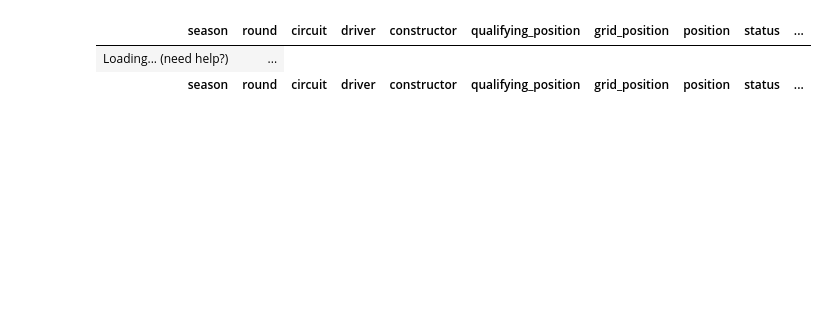
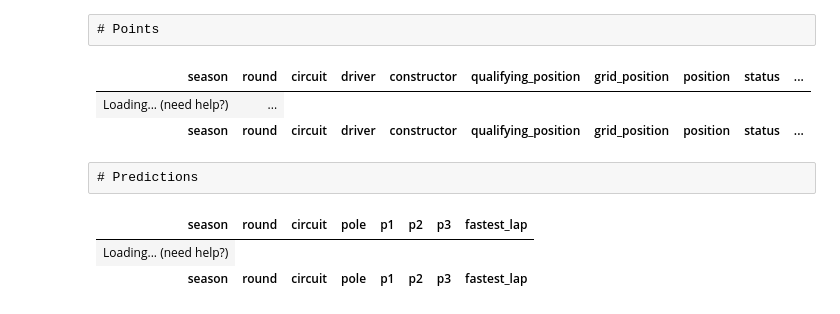
Before and after one commit to kzvezdarov/kzvezdarov.github.io, a Jupyter notebook: fantasygp_dashboard.ipynb, the cells around one changed output. Saved outputs shown, nothing was run; the diff lists cells and outputs as text; code cells hidden in the pictures; blank space fills up the shorter version.

Commit message:
Added predictions page

```diff
--- a/fantasygp_dashboard.ipynb
+++ b/fantasygp_dashboard.ipynb
@@ -233,6 +237,8 @@ DISPLAY_COLS = [
     "driver_fantasy_points",
     "constructor_fantasy_points",
 ]
+# %% [raw]
+# Points
 # %%
 # | echo: false
 # | title: Fantasy GP points for the 2022, 2023 Formula 1 season
@@ -252,6 +258,41 @@ show(
 | season | round | circuit | driver | constructor | qualifying_position | grid_position | position | status | ... |
 | Loading... (need help?) | ... |
 | season | round | circuit | driver | constructor | qualifying_position | grid_position | position | status | ... |
+# %%
+# | echo: false
+
+INDEX_COLS = ["season", "round", "circuit"]
+
+PODIUM_COLS = INDEX_COLS + ["driver", "position"]
+
+podium_df = (score_df[score_df["position"] < 4][PODIUM_COLS]
+             .pivot(columns="position", values=["driver"], index=INDEX_COLS)
+             .reset_index())
+podium_df.columns = INDEX_COLS +["p1", "p2", "p3"]
+
+fastest_lap_df = data_df[data_df["fastest_lap"] == True][INDEX_COLS + ["driver"]].rename({"driver":"fastest_lap"}, axis=1)
+pole_df = data_df[data_df["qualifying_position"] == 1][INDEX_COLS + ["driver"]].rename({"driver":"pole"}, axis=1)
+
+predictions_df = podium_df.pipe(lambda x: pd.merge(x, fastest_lap_df, on=INDEX_COLS)).pipe(lambda x: pd.merge(x, pole_df, on=INDEX_COLS))
+# %% [raw]
+# Predictions
+# %%
+# | title: Fantasy GP prediction results for the 2022, 2023 Formula 1 season
+PREDICTIONS_COLS = INDEX_COLS + ["pole", "p1", "p2", "p3", "fastest_lap"]
+
+show(
+    predictions_df[PREDICTIONS_COLS].sort_values(["season", "round"], ascending=[False, True]),
+    pageLength=22,
+    showIndex=False,
+    lengthMenu=[22, 44],
+    footer=True,
+    search={"regex": True, "caseInsensitive": True},
+    maxBytes=0
+)
+# %% [output]
+| season | round | circuit | pole | p1 | p2 | p3 | fastest_lap |
+| Loading... (need help?) |
+| season | round | circuit | pole | p1 | p2 | p3 | fastest_lap |
 # %%
 # | echo: false
 s = fastf1.get_session(2022, "Saudi Arabia", "Race")
```
Also changed, not shown: parts of 3 cells of this notebook, 2 other files.
